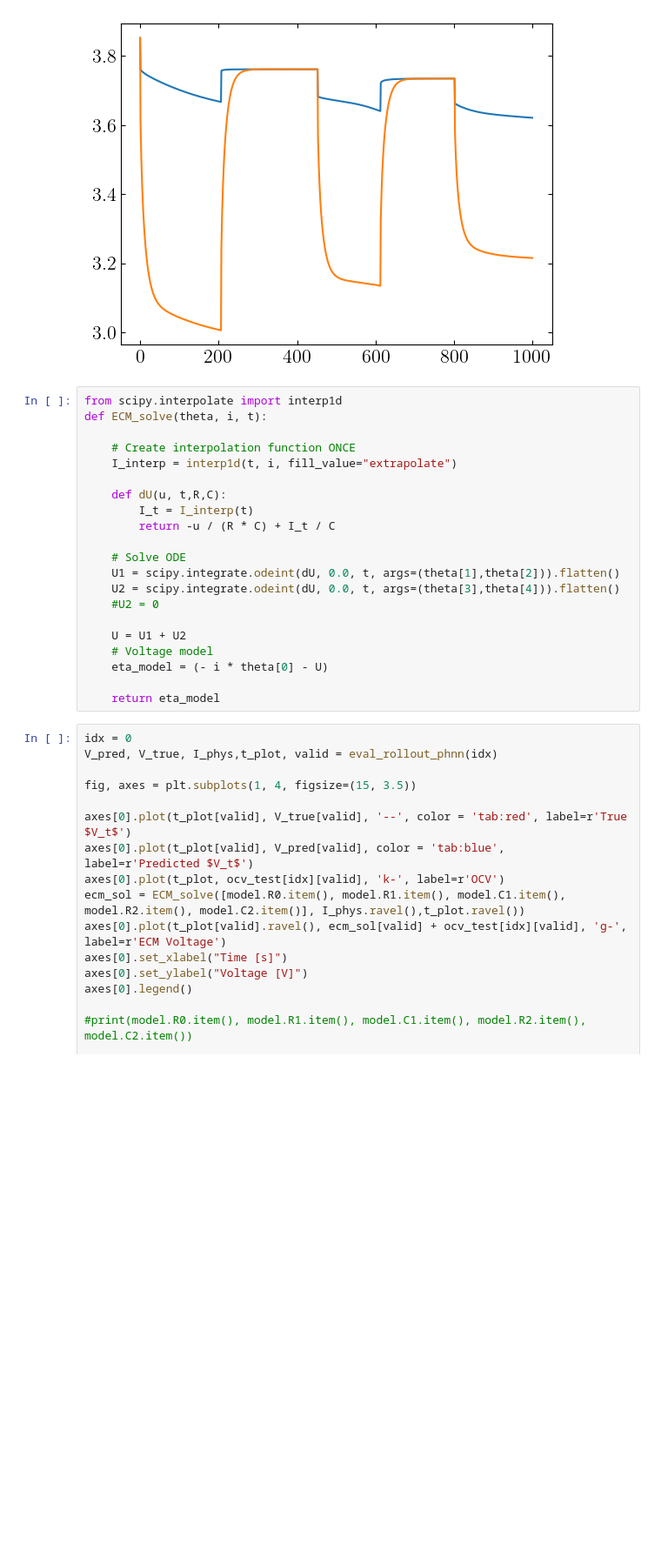
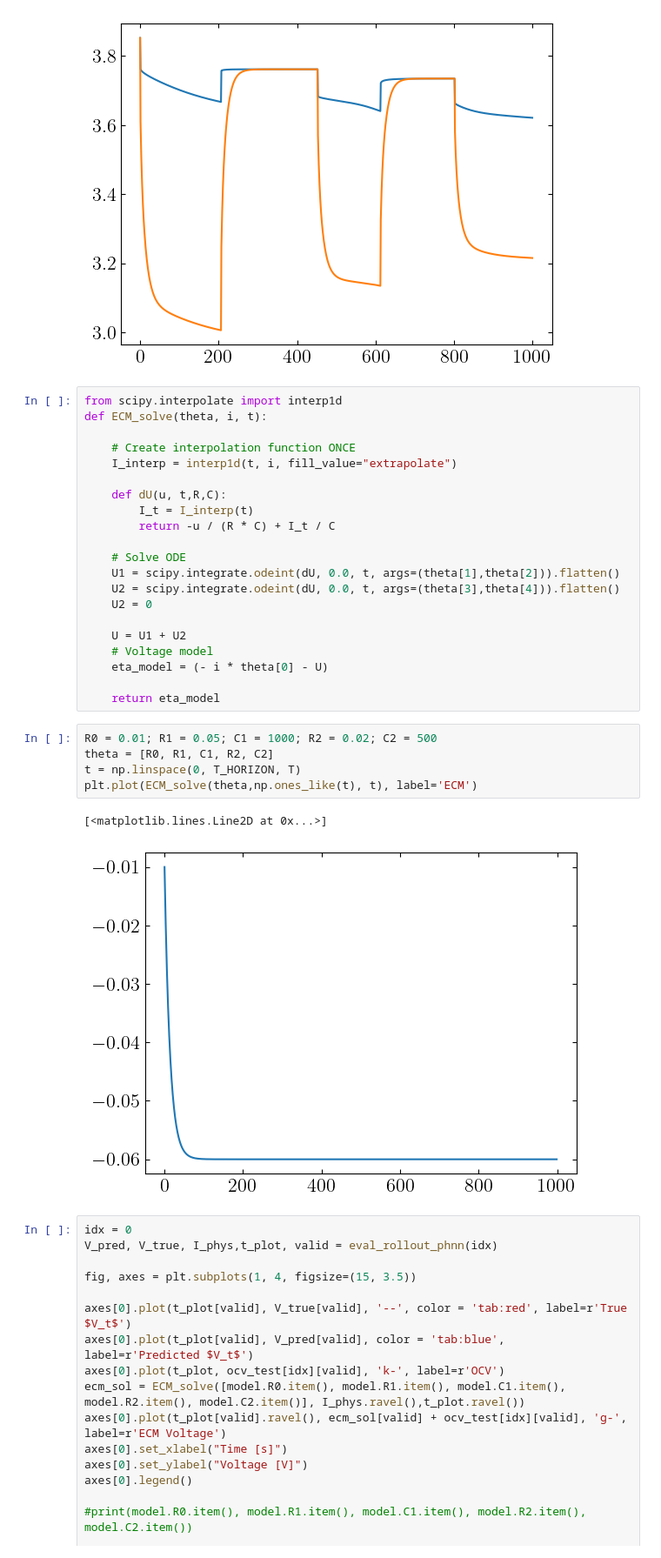
Before and after one commit to j-haralds/MSc_thesis, a Jupyter notebook: program/3_PHNN_ECM/6_JH_PHNN.ipynb, the cells around one changed output. Shown at 87% size. Saved outputs shown, nothing was run; the diff lists cells and outputs as text; blank space fills up the shorter version.

```diff
--- a/program/3_PHNN_ECM/6_JH_PHNN.ipynb
+++ b/program/3_PHNN_ECM/6_JH_PHNN.ipynb
@@ -400,13 +400,21 @@ def ECM_solve(theta, i, t):
     # Solve ODE
     U1 = scipy.integrate.odeint(dU, 0.0, t, args=(theta[1],theta[2])).flatten()
     U2 = scipy.integrate.odeint(dU, 0.0, t, args=(theta[3],theta[4])).flatten()
-    #U2 = 0
+    U2 = 0
 
     U = U1 + U2
     # Voltage model
     eta_model = (- i * theta[0] - U)
 
     return eta_model
+# %%
+R0 = 0.01; R1 = 0.05; C1 = 1000; R2 = 0.02; C2 = 500
+theta = [R0, R1, C1, R2, C2]
+t = np.linspace(0, T_HORIZON, T)
+plt.plot(ECM_solve(theta,np.ones_like(t), t), label='ECM')
+# %% [output]
+[<matplotlib.lines.Line2D at 0x...>]
+[figure, added]
 # %%
 idx = 0
 V_pred, V_true, I_phys,t_plot, valid = eval_rollout_phnn(idx)
```
Also changed, not shown: 2 other files.
